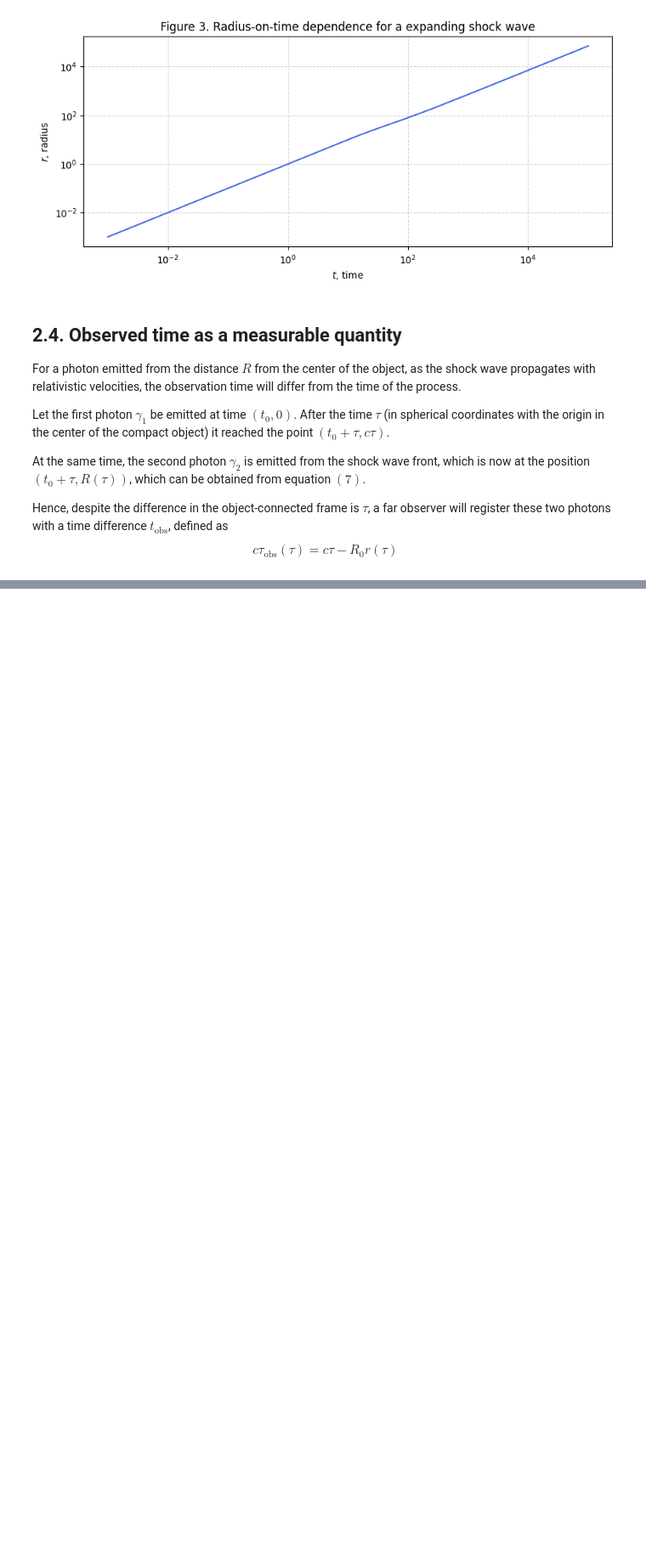
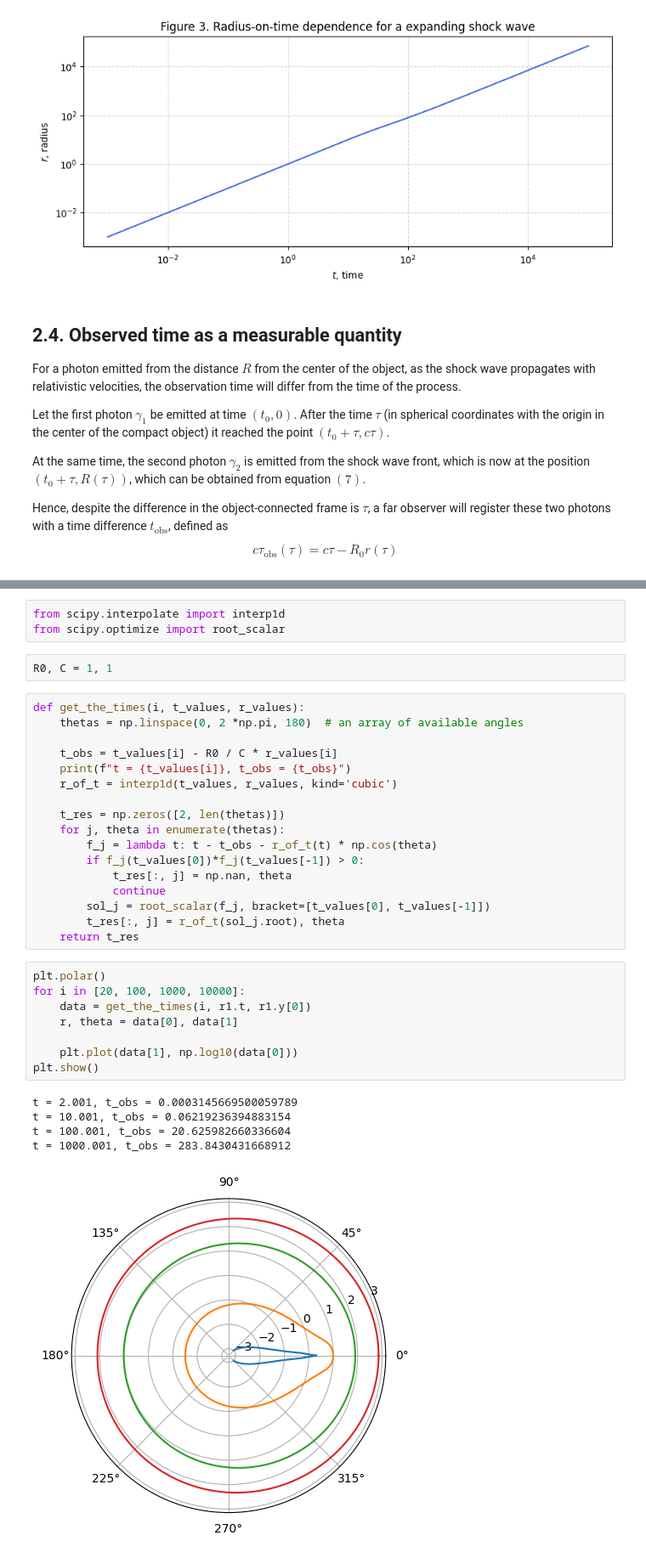
Before and after one commit to KleimenovM/GRBRemnant, a Jupyter notebook: Kleimenov_Schwenkreis_-_Gamma-ray_birsts.ipynb, the cells around one changed output, grey strips where cells are left out. Shown at 85% size. Drawn from its saved outputs; the diff is of its cells as text; blank space fills up the shorter version.

```diff
--- a/Kleimenov_Schwenkreis_-_Gamma-ray_birsts.ipynb
+++ b/Kleimenov_Schwenkreis_-_Gamma-ray_birsts.ipynb
@@ -247,0 +298,36 @@ As the charged particles decelerate, they radiate. In the comoving reference fra
+# %%
+from scipy.interpolate import interp1d
+from scipy.optimize import root_scalar
+# %%
+R0, C = 1, 1
+# %%
+def get_the_times(i, t_values, r_values):
+    thetas = np.linspace(0, 2 *np.pi, 180)  # an array of available angles
+
+    t_obs = t_values[i] - R0 / C * r_values[i]
+    print(f"t = {t_values[i]}, t_obs = {t_obs}")
+    r_of_t = interp1d(t_values, r_values, kind='cubic')
+
+    t_res = np.zeros([2, len(thetas)])
+    for j, theta in enumerate(thetas):
+        f_j = lambda t: t - t_obs - r_of_t(t) * np.cos(theta)
+        if f_j(t_values[0])*f_j(t_values[-1]) > 0:
+            t_res[:, j] = np.nan, theta
+            continue
+        sol_j = root_scalar(f_j, bracket=[t_values[0], t_values[-1]])
+        t_res[:, j] = r_of_t(sol_j.root), theta
+    return t_res
+# %%
+plt.polar()
+for i in [20, 100, 1000, 10000]:
+    data = get_the_times(i, r1.t, r1.y[0])
+    r, theta = data[0], data[1]
+
+    plt.plot(data[1], np.log10(data[0]))
+plt.show()
+# %% [output]
+t = 2.001, t_obs = 0.0003145669500059789
+t = 10.001, t_obs = 0.06219236394883154
+t = 100.001, t_obs = 20.625982660336604
+t = 1000.001, t_obs = 283.8430431668912
+[figure, added]
```
Also changed, not shown: parts of 4 cells of this notebook.
